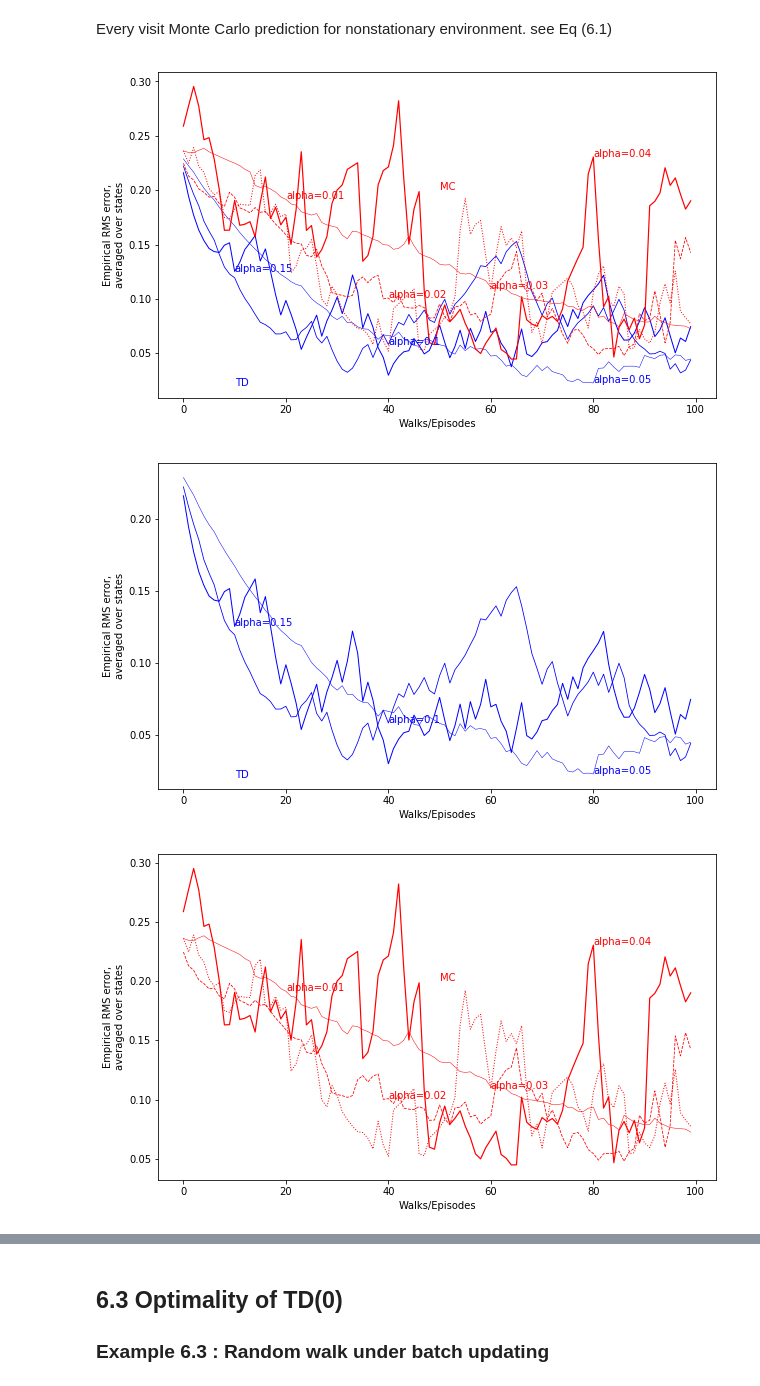
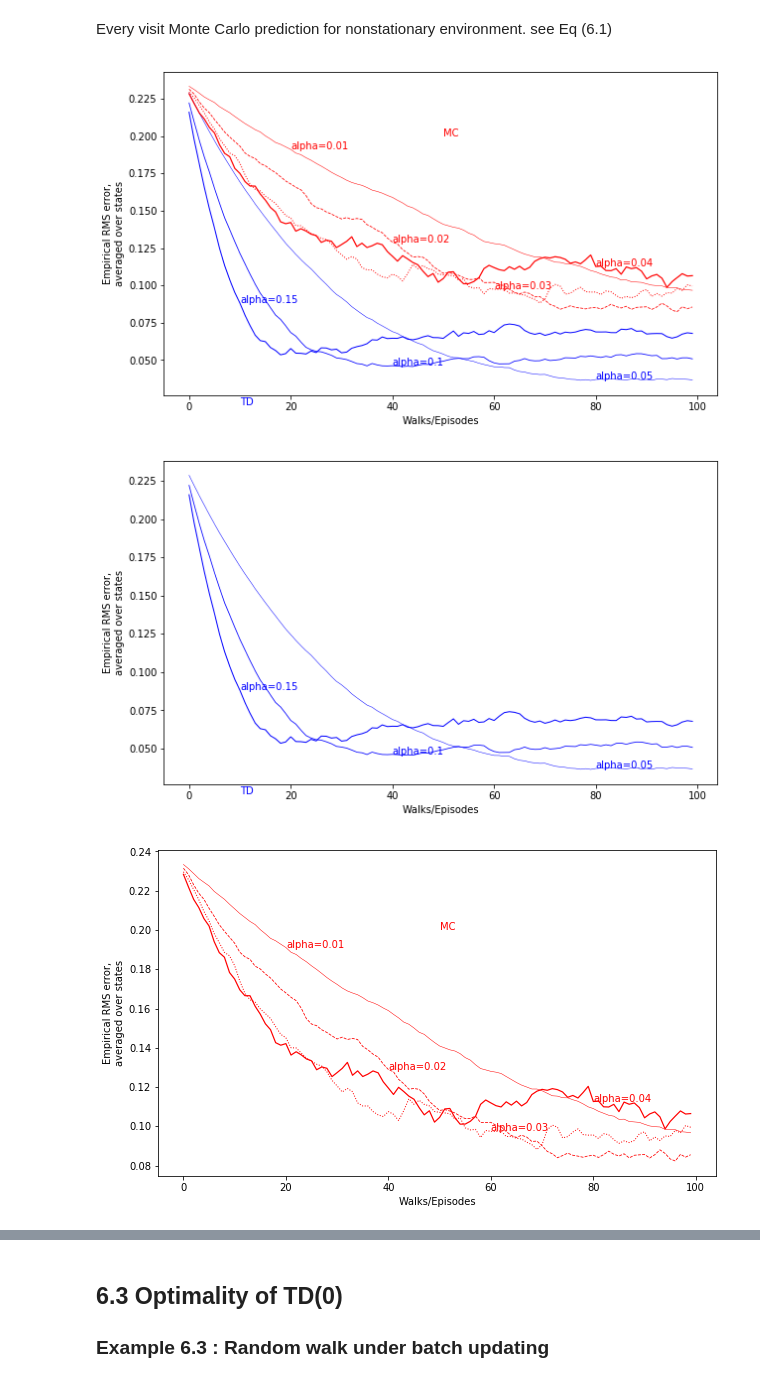
Before and after one commit to Ingenjoy/reinforcement2e, a Jupyter notebook: chapter6/chapter6_yoonforh.ipynb, the cells around one changed output, grey strips where cells are left out. Cells and saved outputs as stored; diff of their text form; code cells hidden in the pictures.

```diff
--- a/chapter6/chapter6_yoonforh.ipynb
+++ b/chapter6/chapter6_yoonforh.ipynb
@@ -484,22 +480,34 @@ class RMSTabularTD0Agent(RandomWalkTabularTD0Agent) :
         v = np.array([ self.get_value(i) for i in range(1, 6) ])
         self.rms[episode] = np.sqrt(np.mean(np.square(self.true_values - v)))
 # %%
+num_runs = 100
+num_episodes = 100
+
+td0_rms_005_runs = np.empty([num_episodes, num_runs], dtype=np.float32)
+td0_rms_01_runs = np.empty([num_episodes, num_runs], dtype=np.float32)
+td0_rms_015_runs = np.empty([num_episodes, num_runs], dtype=np.float32)
+
 env_rw = RandomWalk(initial_position=3) # 3 is C position
 policy_rw = RandomWalkPolicy()
 
 v_true = np.array([ i / 6.0 for i in range(1, 6) ])
 
-agent_td0_rms = RMSTabularTD0Agent(env_rw, policy_rw, true_values = v_true, initial_value = 0.5, step_size = 0.05, num_episode=100)
-agent_td0_rms.run()
-td0_rms_005 = agent_td0_rms.rms
+for run in range(num_runs) :
+    agent_td0_rms = RMSTabularTD0Agent(env_rw, policy_rw, true_values = v_true, initial_value = 0.5, step_size = 0.05, num_episode=num_episodes)
+    agent_td0_rms.run()
+    td0_rms_005_runs[:, run] = agent_td0_rms.rms
 
-agent_td0_rms = RMSTabularTD0Agent(env_rw, policy_rw, true_values = v_true, initial_value = 0.5, step_size = 0.1, num_episode=100)
-agent_td0_rms.run()
-td0_rms_01 = agent_td0_rms.rms
+    agent_td0_rms = RMSTabularTD0Agent(env_rw, policy_rw, true_values = v_true, initial_value = 0.5, step_size = 0.1, num_episode=num_episodes)
+    agent_td0_rms.run()
+    td0_rms_01_runs[:, run] = agent_td0_rms.rms
 
-agent_td0_rms = RMSTabularTD0Agent(env_rw, policy_rw, true_values = v_true, initial_value = 0.5, step_size = 0.15, num_episode=100)
-agent_td0_rms.run()
-td0_rms_015 = agent_td0_rms.rms
+    agent_td0_rms = RMSTabularTD0Agent(env_rw, policy_rw, true_values = v_true, initial_value = 0.5, step_size = 0.15, num_episode=num_episodes)
+    agent_td0_rms.run()
+    td0_rms_015_runs[:, run] = agent_td0_rms.rms
+
+td0_rms_005 = np.mean(td0_rms_005_runs, axis=1)
+td0_rms_01 = np.mean(td0_rms_01_runs, axis=1)
+td0_rms_015 = np.mean(td0_rms_015_runs, axis=1)
 # %% [markdown]
 Every visit Monte Carlo prediction for nonstationary environment. see Eq (6.1)
 # %%
@@ -652,10 +673,10 @@ def draw_random_walk_rms(draw_td = True, draw_mc = True, num_episode=100) :
 
     plt.show()
 # %%
-draw_random_walk_rms()
-draw_random_walk_rms(draw_mc=False)
-draw_random_walk_rms(draw_td=False)
+draw_random_walk_rms(num_episode=num_episodes)
+draw_random_walk_rms(draw_mc=False, num_episode=num_episodes)
+draw_random_walk_rms(draw_td=False, num_episode=num_episodes)
 # %% [output]
-[figure, old version]
+[figure, new version]
-[figure, old version]
+[figure, new version]
-[figure, old version]
+[figure, new version]
```
Also changed, not shown: parts of 33 cells of this notebook.
